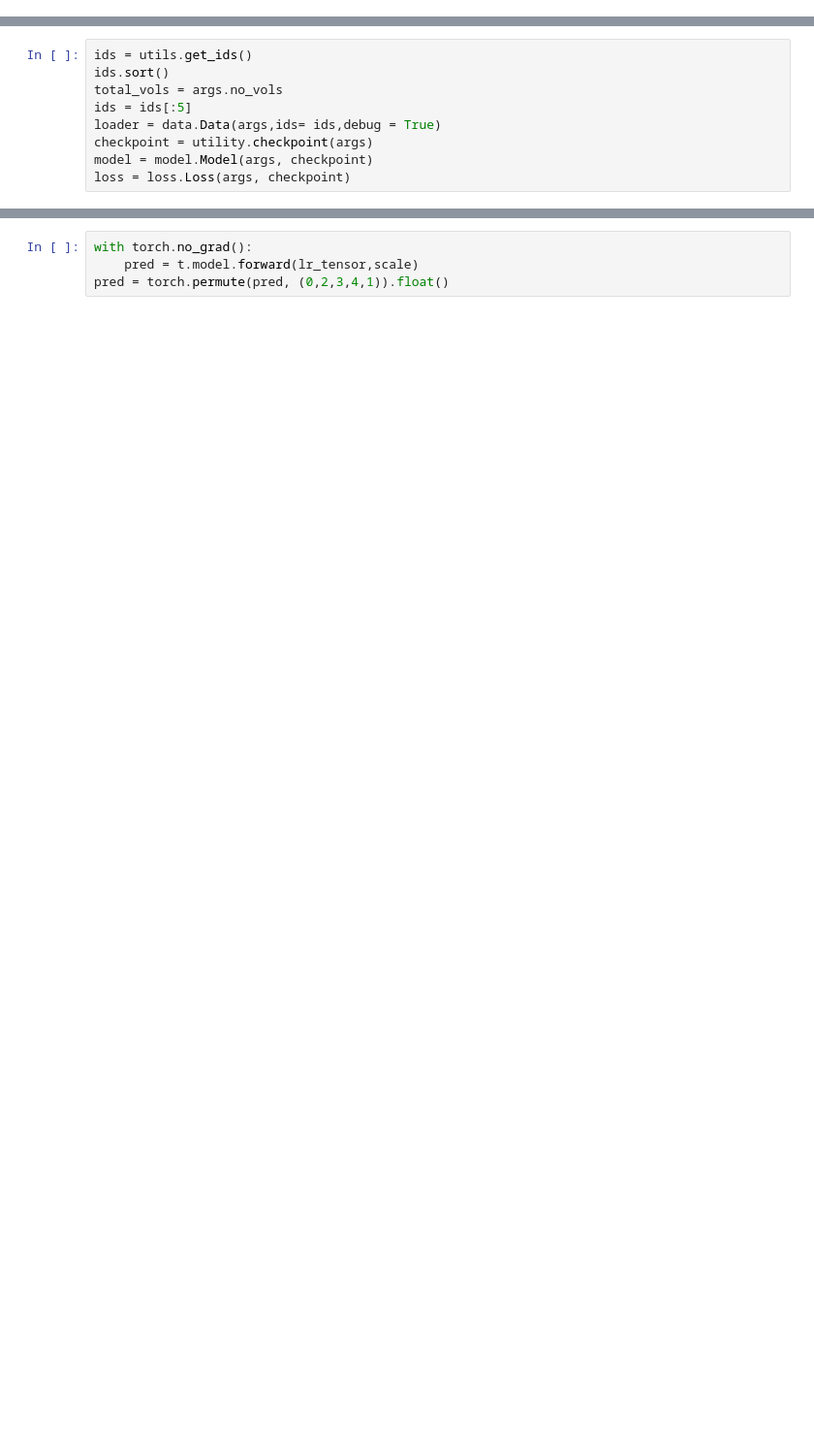
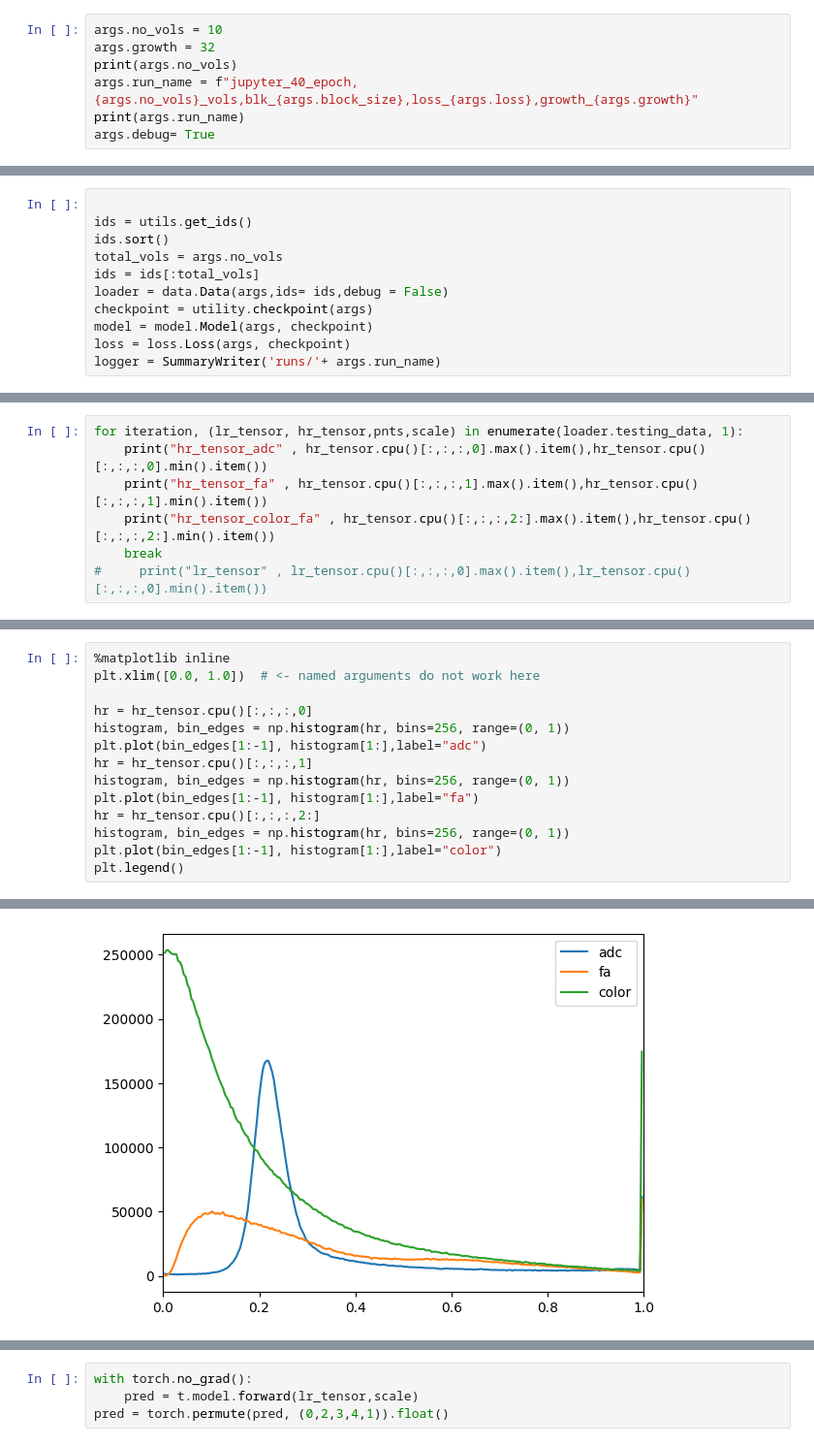
Before and after one commit to arihantjain124/HCP_SR, a Jupyter notebook: Training and Testing notebook.ipynb, the cells around one changed output, grey strips where cells are left out. Shown at 97% size. Saved outputs shown, nothing was run; the diff lists cells and outputs as text; blank space fills up the shorter version.

```diff
--- a/Training and Testing notebook.ipynb
+++ b/Training and Testing notebook.ipynb
@@ -13,0 +23,7 @@ number of common Subjects  171
+# %%
+args.no_vols = 10
+args.growth = 32
+print(args.no_vols)
+args.run_name = f"jupyter_40_epoch,{args.no_vols}_vols,blk_{args.block_size},loss_{args.loss},growth_{args.growth}"
+print(args.run_name)
+args.debug= True
@@ -14,11 +33,13 @@ number of common Subjects  171
 # %%
+
 ids = utils.get_ids()
 ids.sort()
 total_vols = args.no_vols
-ids = ids[:5]
-loader = data.Data(args,ids= ids,debug = True)
+ids = ids[:total_vols]
+loader = data.Data(args,ids= ids,debug = False)
 checkpoint = utility.checkpoint(args)
 model = model.Model(args, checkpoint)
 loss = loss.Loss(args, checkpoint)
+logger = SummaryWriter('runs/'+ args.run_name)
 # %% [output]
 [1.2, 1.2, 1.2]
@@ -29,0 +65,7 @@ Preparing loss function:
+# %%
+for iteration, (lr_tensor, hr_tensor,pnts,scale) in enumerate(loader.testing_data, 1):
+    print("hr_tensor_adc" , hr_tensor.cpu()[:,:,:,0].max().item(),hr_tensor.cpu()[:,:,:,0].min().item())
+    print("hr_tensor_fa" , hr_tensor.cpu()[:,:,:,1].max().item(),hr_tensor.cpu()[:,:,:,1].min().item())
+    print("hr_tensor_color_fa" , hr_tensor.cpu()[:,:,:,2:].max().item(),hr_tensor.cpu()[:,:,:,2:].min().item())
+    break
+#     print("lr_tensor" , lr_tensor.cpu()[:,:,:,0].max().item(),lr_tensor.cpu()[:,:,:,0].min().item())
@@ -29,0 +89,15 @@ Preparing loss function:
+# %%
+%matplotlib inline
+plt.xlim([0.0, 1.0])  # <- named arguments do not work here
+
+hr = hr_tensor.cpu()[:,:,:,0]
+histogram, bin_edges = np.histogram(hr, bins=256, range=(0, 1))
+plt.plot(bin_edges[1:-1], histogram[1:],label="adc")
+hr = hr_tensor.cpu()[:,:,:,1]
+histogram, bin_edges = np.histogram(hr, bins=256, range=(0, 1))
+plt.plot(bin_edges[1:-1], histogram[1:],label="fa")
+hr = hr_tensor.cpu()[:,:,:,2:]
+histogram, bin_edges = np.histogram(hr, bins=256, range=(0, 1))
+plt.plot(bin_edges[1:-1], histogram[1:],label="color")
+plt.legend()
+# %% [output]
@@ -29,0 +105 @@ Preparing loss function:
+[figure, added]
```
Also changed, not shown: parts of 38 cells of this notebook, 16 other files.
